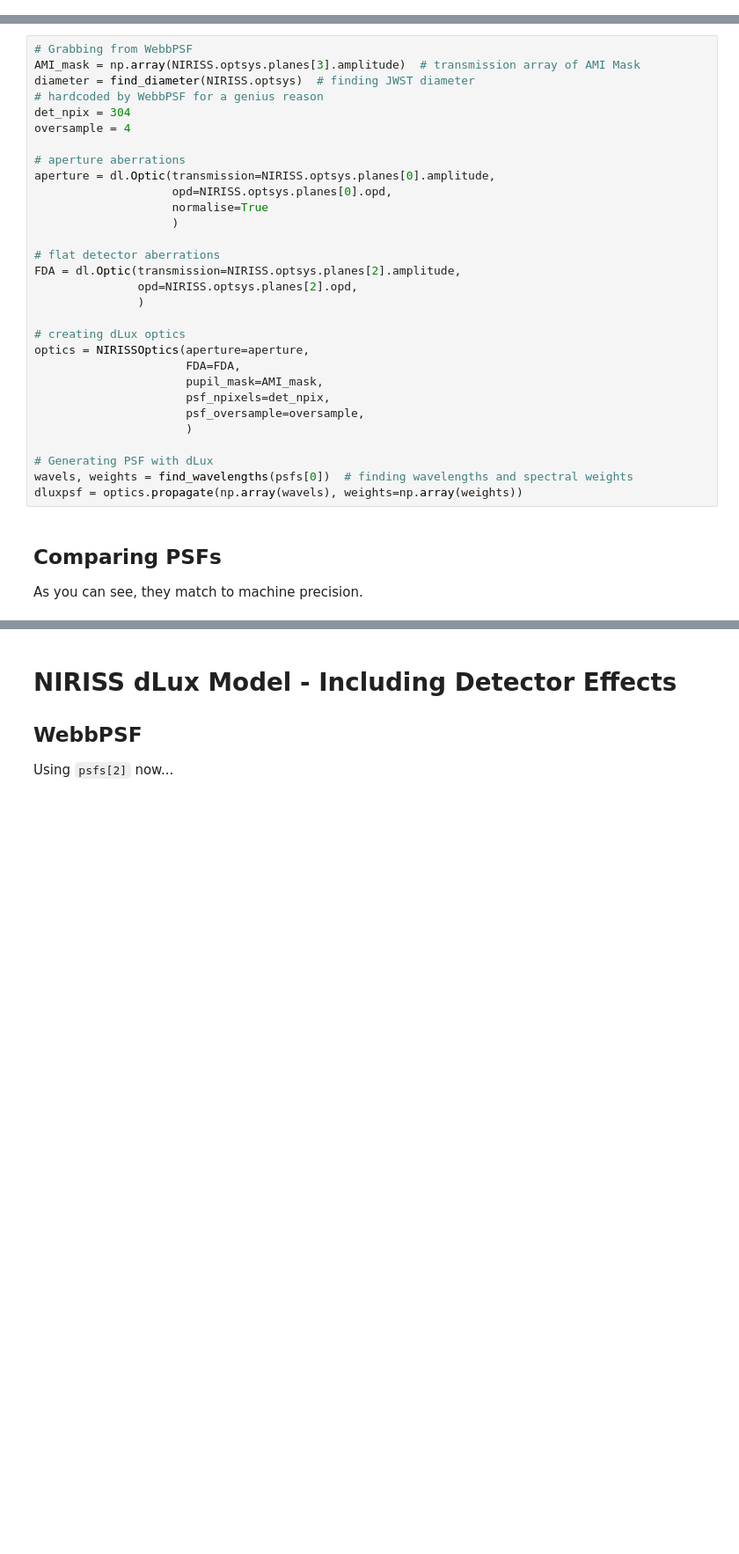
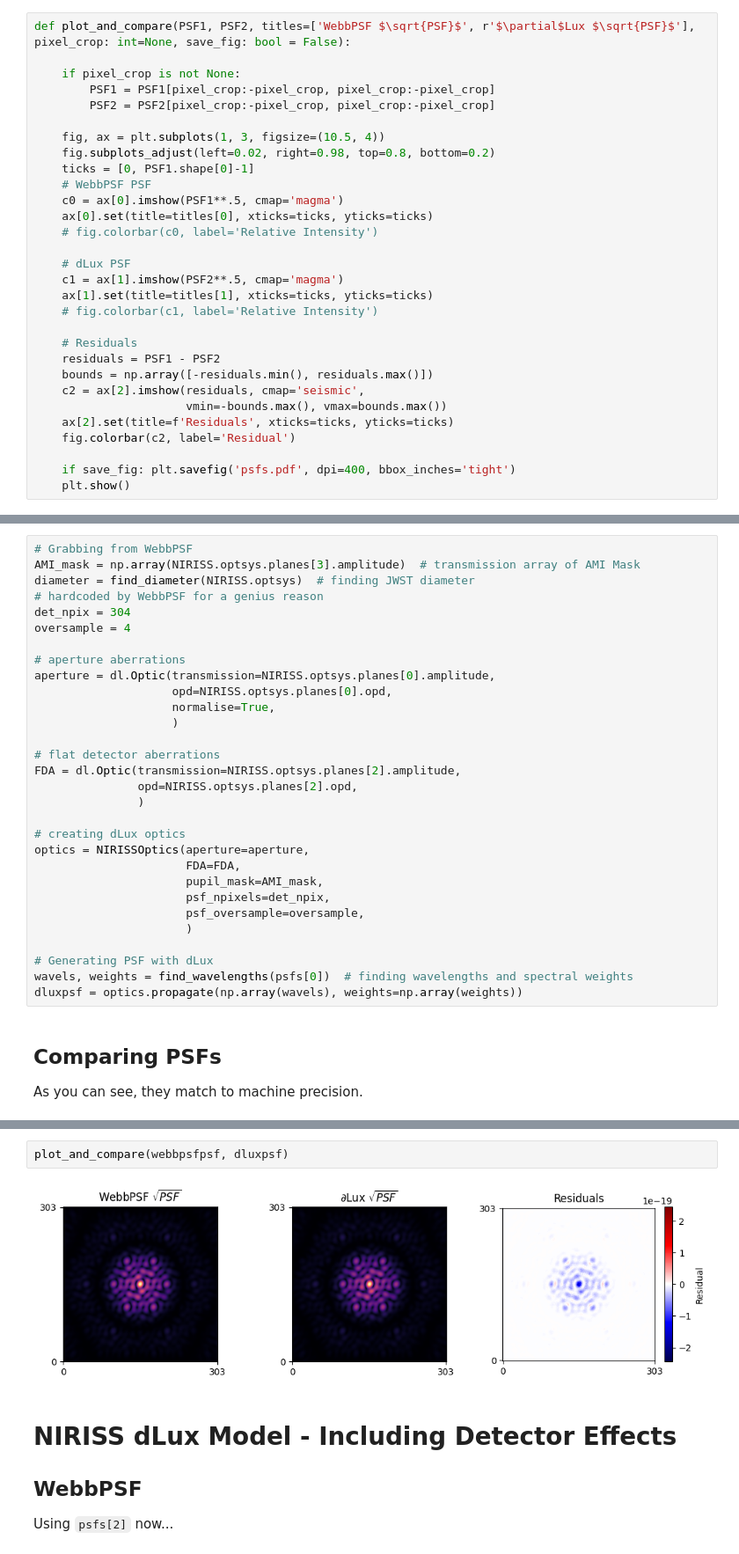
Before and after one commit to maxecharles/jwst-phd, a Jupyter notebook: NIRISS_model.ipynb, the cells around one changed output, grey strips where cells are left out. Shown at 88% size. Drawn from its saved outputs; the diff is of its cells as text; blank space fills up the shorter version.

```diff
--- a/NIRISS_model.ipynb
+++ b/NIRISS_model.ipynb
@@ -10,6 +12,36 @@ config.update("jax_enable_x64", True)
 plt.rcParams["image.origin"] = 'lower'
 # %% [output]
 **WARNING**: LOCAL JWST PRD VERSION PRDOPSSOC-059 CANNOT BE CHECKED AGAINST ONLINE VERSION
+# %%
+def plot_and_compare(PSF1, PSF2, titles=['WebbPSF $\sqrt{PSF}$', r'$\partial$Lux $\sqrt{PSF}$'], pixel_crop: int=None, save_fig: bool = False):
+
+    if pixel_crop is not None:
+        PSF1 = PSF1[pixel_crop:-pixel_crop, pixel_crop:-pixel_crop]
+        PSF2 = PSF2[pixel_crop:-pixel_crop, pixel_crop:-pixel_crop]
+
+    fig, ax = plt.subplots(1, 3, figsize=(10.5, 4))
+    fig.subplots_adjust(left=0.02, right=0.98, top=0.8, bottom=0.2)
+    ticks = [0, PSF1.shape[0]-1]
+    # WebbPSF PSF
+    c0 = ax[0].imshow(PSF1**.5, cmap='magma')
+    ax[0].set(title=titles[0], xticks=ticks, yticks=ticks)
+    # fig.colorbar(c0, label='Relative Intensity')
+
+    # dLux PSF
+    c1 = ax[1].imshow(PSF2**.5, cmap='magma')
+    ax[1].set(title=titles[1], xticks=ticks, yticks=ticks)
+    # fig.colorbar(c1, label='Relative Intensity')
+
+    # Residuals
+    residuals = PSF1 - PSF2
+    bounds = np.array([-residuals.min(), residuals.max()])
+    c2 = ax[2].imshow(residuals, cmap='seismic',
+                      vmin=-bounds.max(), vmax=bounds.max())
+    ax[2].set(title=f'Residuals', xticks=ticks, yticks=ticks)
+    fig.colorbar(c2, label='Residual')
+
+    if save_fig: plt.savefig('psfs.pdf', dpi=400, bbox_inches='tight')
+    plt.show()
 # %% [markdown]
 # NIRISS dLux Model - Ignoring Detector Effects
 First lets model the PSFs ignoring detector effects. We will consider only the aperture and the field dependent aberrations.
@@ -41,7 +69,7 @@ oversample = 4
 # aperture aberrations
 aperture = dl.Optic(transmission=NIRISS.optsys.planes[0].amplitude,
                     opd=NIRISS.optsys.planes[0].opd,
-                    normalise=True
+                    normalise=True,
                     )
 
 # flat detector aberrations
@@ -92,3 +94,7 @@ plt.show()
+# %%
+plot_and_compare(webbpsfpsf, dluxpsf)
+# %% [output]
+[figure, added]
 # %% [markdown]
 # NIRISS dLux Model - Including Detector Effects
 ## WebbPSF
```
Also changed, not shown: parts of 8 cells of this notebook, 4 other files.
